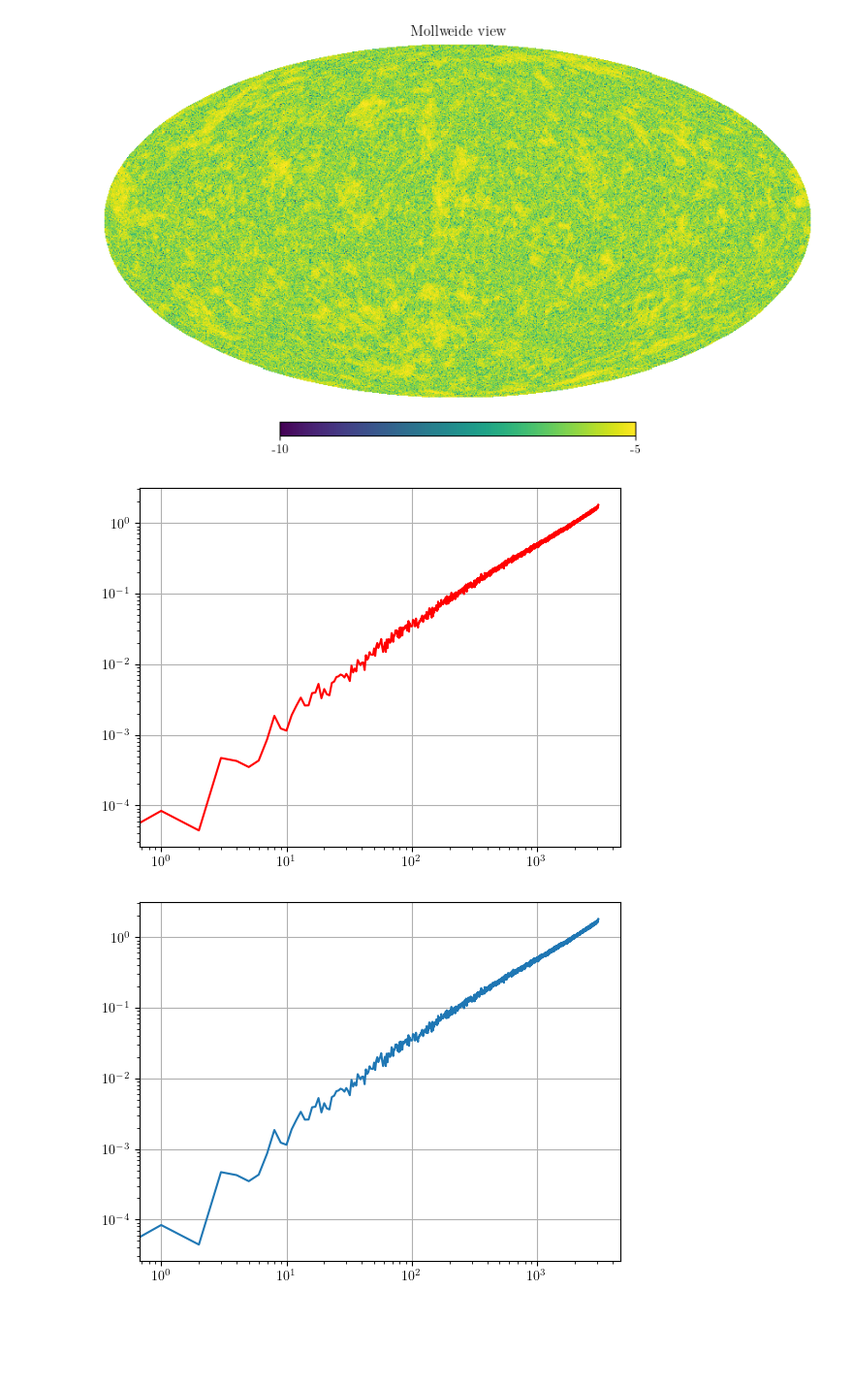
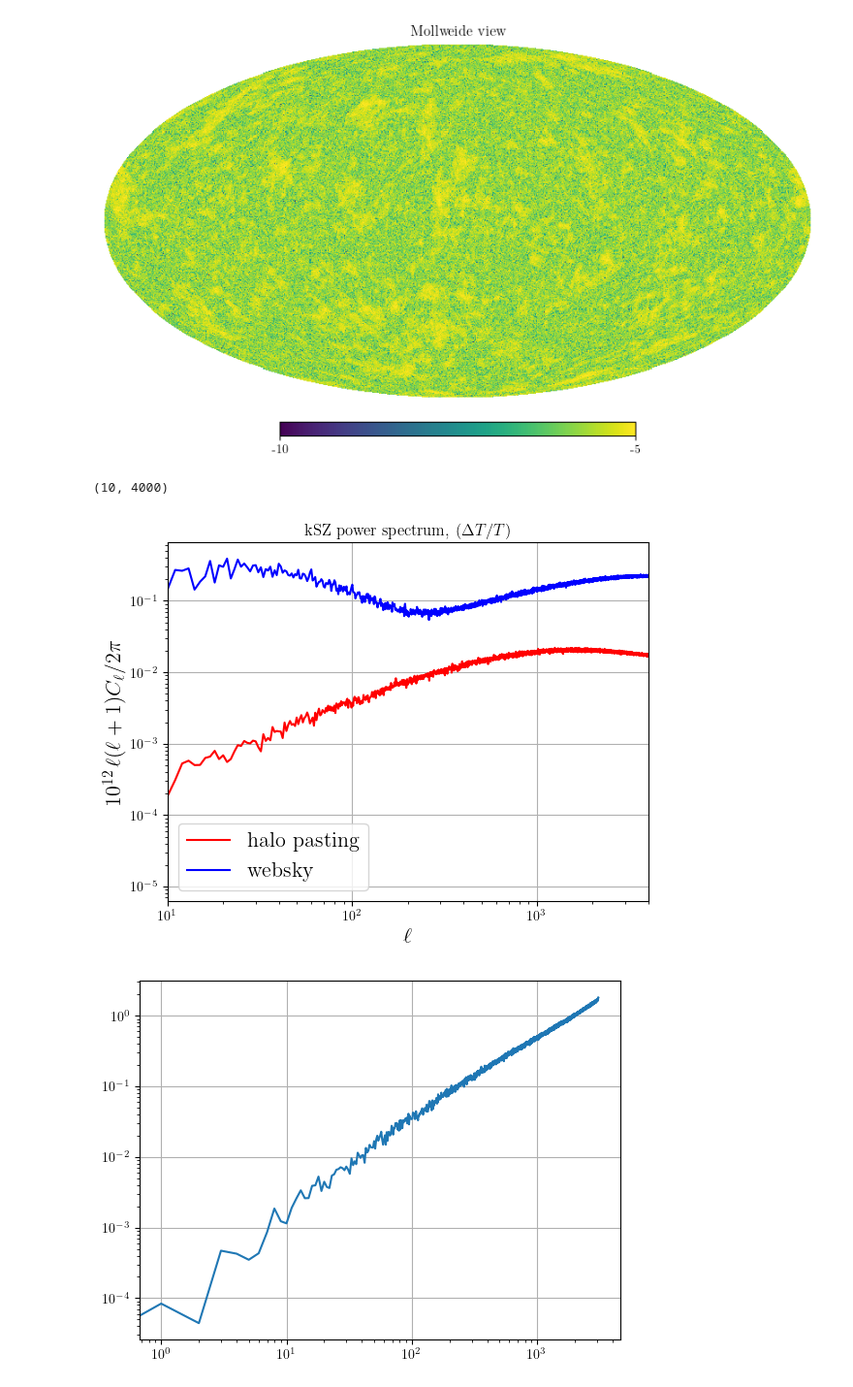
Before and after one commit to shivampcosmo/GODMAX, a Jupyter notebook: notebooks/mock_sz_websky.ipynb, the cells around one changed output. Shown at 97% size. Saved outputs shown, nothing was run; the diff lists cells and outputs as text; code cells hidden in the pictures; blank space fills up the shorter version.

```diff
--- a/notebooks/mock_sz_websky.ipynb
+++ b/notebooks/mock_sz_websky.ipynb
@@ -317,5 +317,6 @@ ra_all = df[1].data['ra']
 dec_all = df[1].data['dec']
 z_all = df[1].data['z']
 M200c_all = df[1].data['M200c_wh']
+M200m_all = df[1].data['M200m_wh']
 vlos_all = df[1].data['vrad']
 # c200c_all = df[1].data['c200c']
@@ -321,0 +337,8 @@ vlos_all = df[1].data['vrad']
+# %%
+indsel = np.where((M200m_all > 6e13) & (z_all<2.5))[0]
+print(len(indsel), len(M200c_all))
+ra_all = ra_all[indsel]
+dec_all = dec_all[indsel]
+z_all = z_all[indsel]
+M200c_all = M200c_all[indsel]
+vlos_all = vlos_all[indsel]
@@ -619,9 +664,9 @@ B12_test = Battaglia_12_16(halo_params_dict, cosmo_params_dict)
 #     z_array = np.linspace(0.0, z, 100)
 # %%
 jax.clear_caches()
-nside = 1024
+nside = 4096
 sdir = '/mnt/home/spandey/ceph/GODMAX/notebooks/mock_gen/maps_websky/'
-save_kszmap_fname = sdir + f'kSZ_sim_B12_testv0_nside_{nside}.pkl'
+save_kszmap_fname = sdir + f'kSZ_sim_B12_testv2_nside_{nside}.pkl'
 # if not os.path.exists(save_kszmap_fname):
 halo_ra, halo_dec = ra_all, dec_all
 halo_z = z_all
@@ -644,8 +689,8 @@ z_all = halo_z
 # vlos_all = np.zeros_like(z_all)
 nsel = len(M_all)
 
-# nh_max = 4e4
-nh_max = 4e5
+nh_max = 4e4
+# nh_max = 4e5
 if nsel > nh_max:
     num_chunks = int(np.ceil(nsel / nh_max))
 else:
@@ -825,14 +890,20 @@ cl_ksz_websky = hp.anafast(np.array(ksz_websky_ud))
 # %%
 ell = np.arange(len(cl_ksz))
 fac = ell * (ell + 1) / (2 * np.pi)
 pl.figure()
-pl.plot(1e12 * fac * cl_ksz, color='r')
-# pl.plot(fac * cl_ksz_websky, color='b')
+pl.plot(1e12 * fac * cl_ksz, color='r', label='halo pasting')
+pl.plot(fac * cl_ksz_websky / (2.725**2), color='b', label='websky')
 pl.yscale('log')
 pl.xscale('log')
 pl.grid()
+pl.legend(fontsize=16)
+pl.xlabel(r'$\ell$', fontsize=16)
+pl.ylabel(r'$10^{12} \, \ell(\ell+1)C_{\ell}/2\pi$', fontsize=16)
+pl.title(r'kSZ power spectrum, ($\Delta T/T$)')
+pl.xlim(10, 4000)
 # %% [output]
+(10, 4000)
-[figure, old version]
+[figure, new version]
 # %%
 ell = np.arange(len(cl_ksz))
 fac = ell * (ell + 1) / (2 * np.pi)
```
Also changed, not shown: parts of 17 cells of this notebook, 2 other files.
